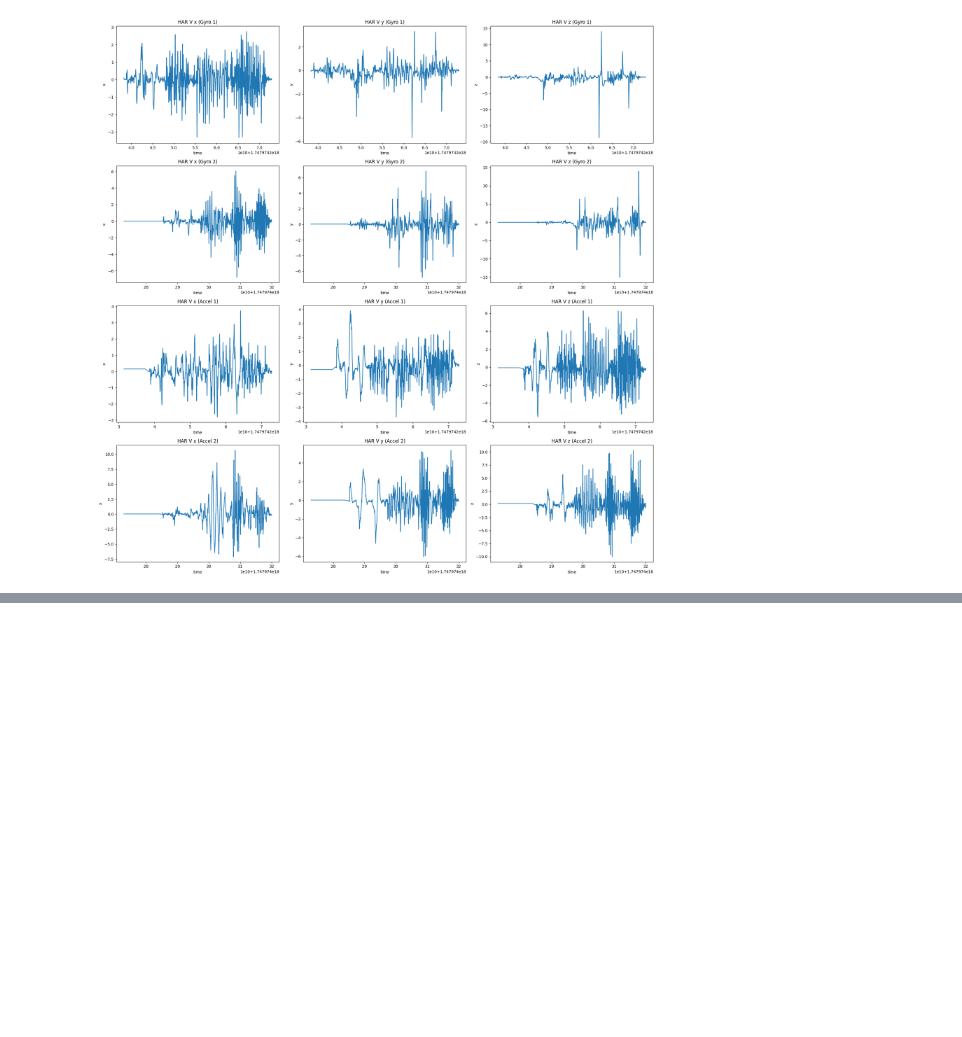
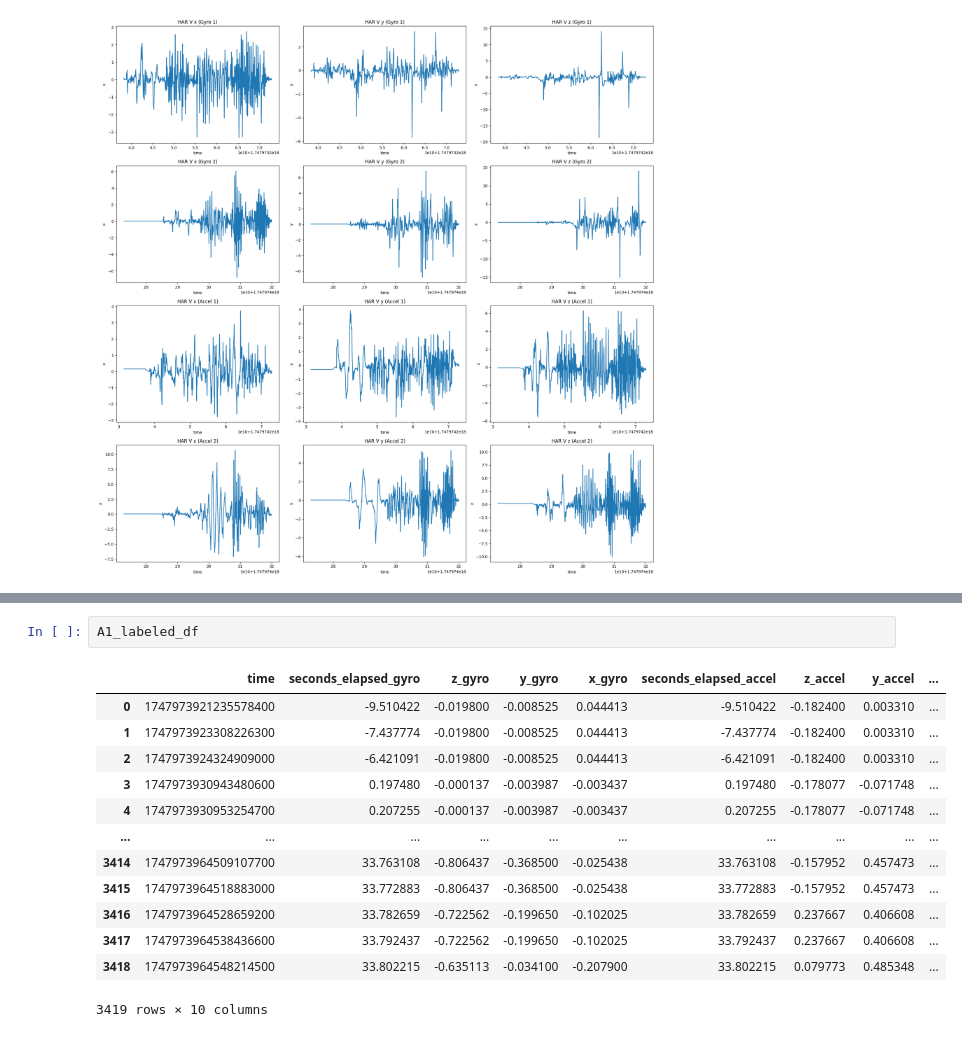
Before and after one commit to matchapresso/HumanActReg, a Jupyter notebook: imu-human-activity.ipynb, the cells around one changed output, grey strips where cells are left out. Cells and saved outputs as stored; diff of their text form; blank space fills up the shorter version.

```diff
--- a/imu-human-activity.ipynb
+++ b/imu-human-activity.ipynb
@@ -116,0 +144,16 @@ plot_sensor_data(
+# %%
+A1_labeled_df
+# %% [output]
+|  | time | seconds_elapsed_gyro | z_gyro | y_gyro | x_gyro | seconds_elapsed_accel | z_accel | y_accel | ... |
+| 0 | 1747973921235578400 | -9.510422 | -0.019800 | -0.008525 | 0.044413 | -9.510422 | -0.182400 | 0.003310 | ... |
+| 1 | 1747973923308226300 | -7.437774 | -0.019800 | -0.008525 | 0.044413 | -7.437774 | -0.182400 | 0.003310 | ... |
+| 2 | 1747973924324909000 | -6.421091 | -0.019800 | -0.008525 | 0.044413 | -6.421091 | -0.182400 | 0.003310 | ... |
+| 3 | 1747973930943480600 | 0.197480 | -0.000137 | -0.003987 | -0.003437 | 0.197480 | -0.178077 | -0.071748 | ... |
+| 4 | 1747973930953254700 | 0.207255 | -0.000137 | -0.003987 | -0.003437 | 0.207255 | -0.178077 | -0.071748 | ... |
+| ... | ... | ... | ... | ... | ... | ... | ... | ... | ... |
+| 3414 | 1747973964509107700 | 33.763108 | -0.806437 | -0.368500 | -0.025438 | 33.763108 | -0.157952 | 0.457473 | ... |
+| 3415 | 1747973964518883000 | 33.772883 | -0.806437 | -0.368500 | -0.025438 | 33.772883 | -0.157952 | 0.457473 | ... |
+| 3416 | 1747973964528659200 | 33.782659 | -0.722562 | -0.199650 | -0.102025 | 33.782659 | 0.237667 | 0.406608 | ... |
+| 3417 | 1747973964538436600 | 33.792437 | -0.722562 | -0.199650 | -0.102025 | 33.792437 | 0.237667 | 0.406608 | ... |
+| 3418 | 1747973964548214500 | 33.802215 | -0.635113 | -0.034100 | -0.207900 | 33.802215 | 0.079773 | 0.485348 | ... |
+3419 rows × 10 columns
```
Also changed, not shown: parts of 9 cells of this notebook.
